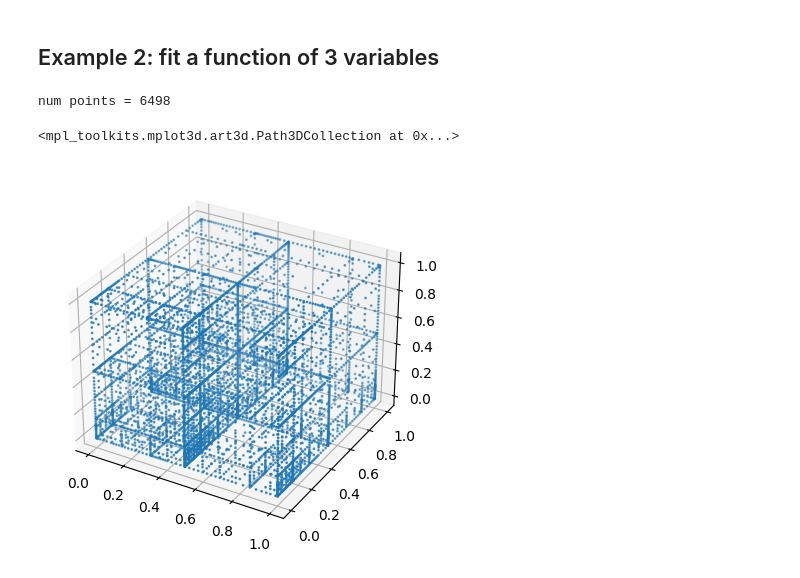
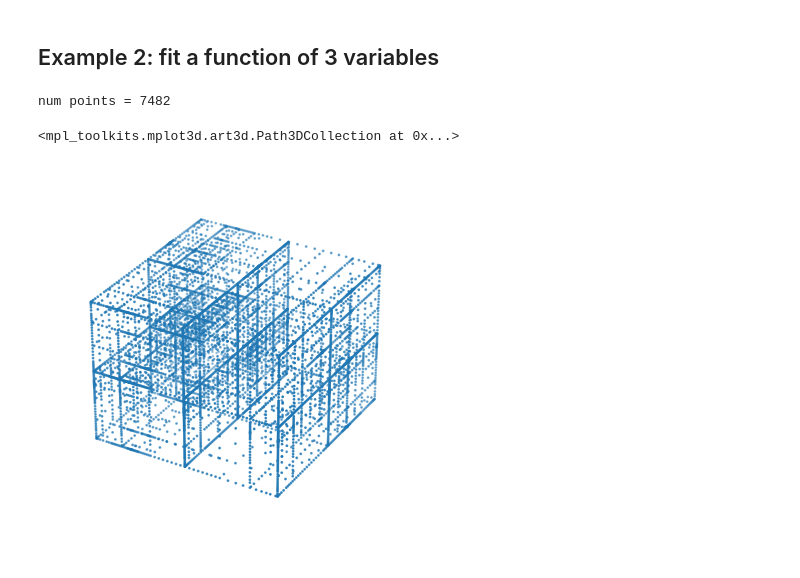
Before and after one commit to rnburn/bbai, a Jupyter notebook: example/13-sparse-grid.ipynb, the cells around one changed output. Saved outputs shown, nothing was run; the diff lists cells and outputs as text; code cells hidden in the pictures.

Commit message:
update sparse grid example

```diff
--- a/example/13-sparse-grid.ipynb
+++ b/example/13-sparse-grid.ipynb
@@ -74,19 +169,22 @@ plt.scatter(np.abs(np.random.normal(size=N)), errs2)
 ## Example 2: fit a function of 3 variables
 # %%
 def f(x, y, z):
-    t1 = 0.68 * np.abs(x - 0.3)
-    t2 = 1.25 * np.abs(y - 0.15)
-    t3 = 1.86 * np.abs(z - 0.09)
-    return np.exp(-t1 - t2 - t3)
+    v1 = np.abs(x - 0.2)
+    v2 = 2 * np.abs(y - 0.7)
+    v3 = 0.75 * np.abs(z - 0.4)
+    return np.exp(-v1 - v2 - v3)
 # %%
 interp = SparseGridInterpolator()
 interp.fit(f)
+pts = interp.points
+print('num points =', pts.shape[1])
+# %% [output]
+num points = 7482
 # %%
-pts = interp.points
-print('num points =', pts.shape[1])
+# Plot out the sparse grid points
 ax = plt.axes(projection='3d')
+ax.set_axis_off()
 ax.scatter3D(pts[0, :], pts[1, :], pts[2,:], s=1)
 # %% [output]
-num points = 6498
+<mpl_toolkits.mplot3d.art3d.Path3DCollection at 0x...>
-<mpl_toolkits.mplot3d.art3d.Path3DCollection at 0x...>
-[figure, old version]
+[figure, new version]
```
Also changed, not shown: parts of 24 cells of this notebook.
